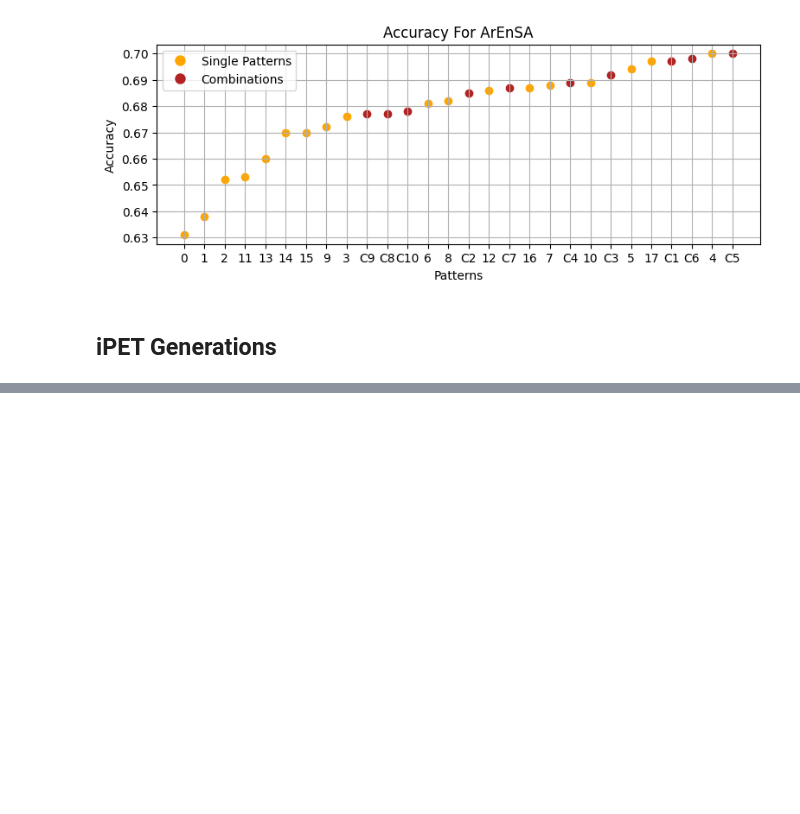
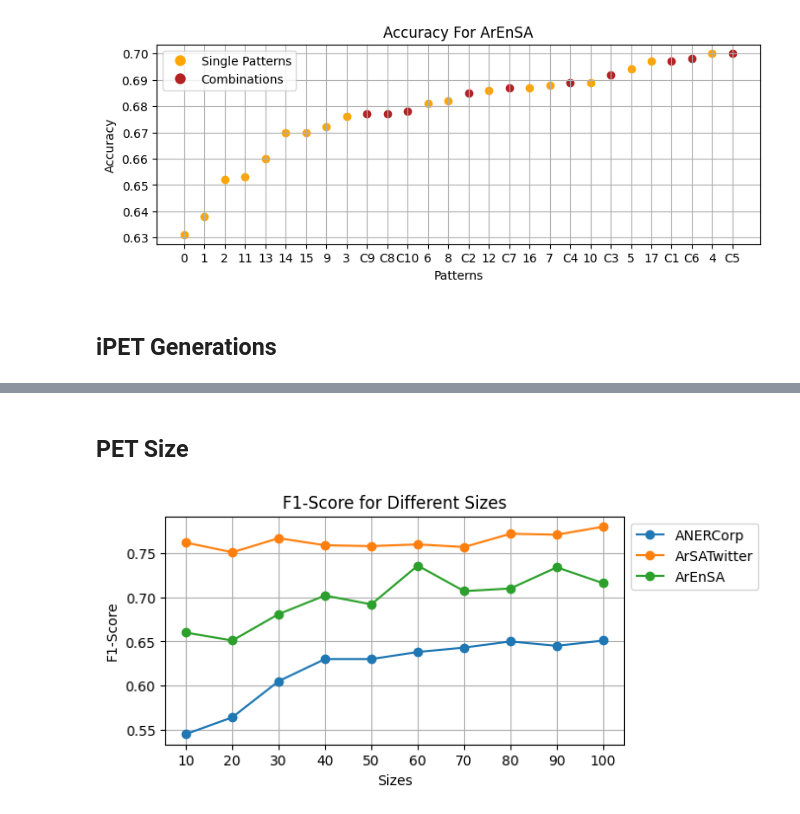
Before and after one commit to moeyad7/Thesis_Data, a Jupyter notebook: thesis-plots.ipynb, the cells around one changed output, grey strips where cells are left out. Drawn from its saved outputs; the diff is of its cells as text; code cells hidden in the pictures; blank space fills up the shorter version.

```diff
--- a/thesis-plots.ipynb
+++ b/thesis-plots.ipynb
@@ -705,0 +775,25 @@ plt.grid(True)
+# %% [markdown]
+## PET Size
+# %%
+ANERCorp_F1 = [0.545,0.564,0.605,0.630,0.630,0.638,0.643,0.650,0.645,0.651]
+ArSATwitter_F1 = [0.762,0.751,0.767,0.759,0.758,0.760,0.757,0.772,0.771,0.780]
+ArEnSA_F1 = [0.660,0.651,0.681,0.702,0.692,0.736,0.707,0.710,0.734,0.716]
+
+sizes = [10,20,30,40,50,60,70,80,90,100]
+
+
+plt.figure(figsize=(6, 3))
+
+plt.plot(sizes, ANERCorp_F1, marker='o', label='ANERCorp')
+plt.plot(sizes, ArSATwitter_F1, marker='o', label='ArSATwitter')
+plt.plot(sizes, ArEnSA_F1, marker='o', label='ArEnSA')
+
+plt.xlabel('Sizes')
+plt.ylabel('F1-Score')
+plt.title('F1-Score for Different Sizes')
+plt.legend(loc='upper left', bbox_to_anchor=(1, 1))
+plt.xticks(sizes)  # Set x-axis ticks explicitly
+plt.grid(True)
+plt.show()
+# %% [output]
+[figure, added]
```
Also changed, not shown: parts of 28 cells of this notebook.
